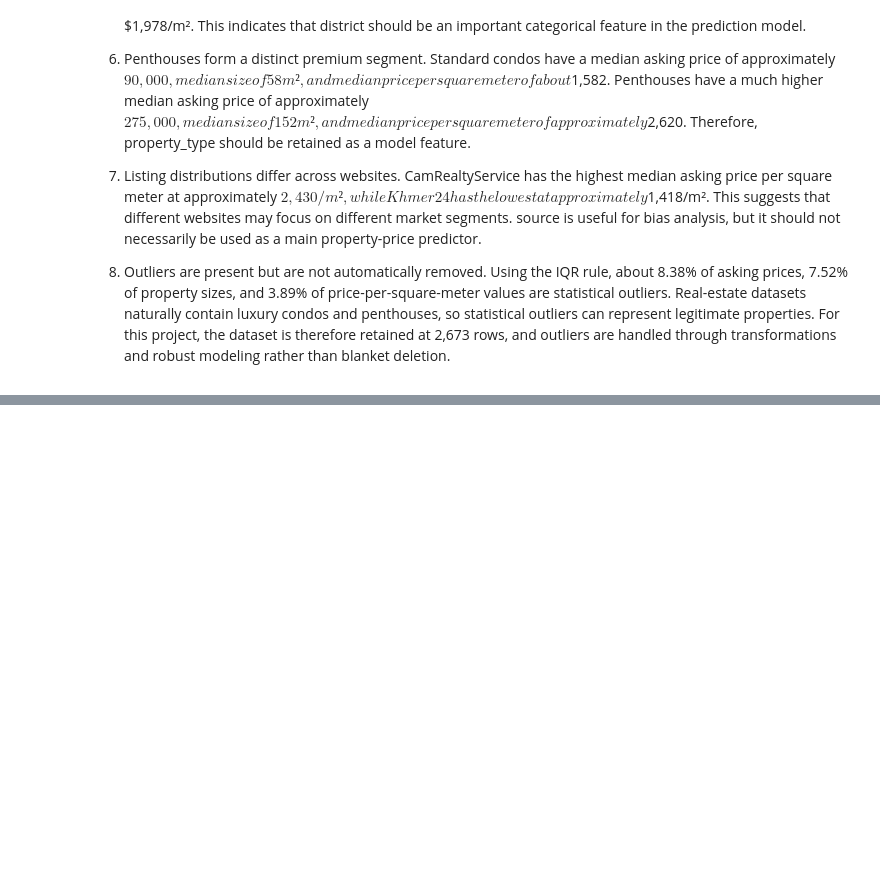
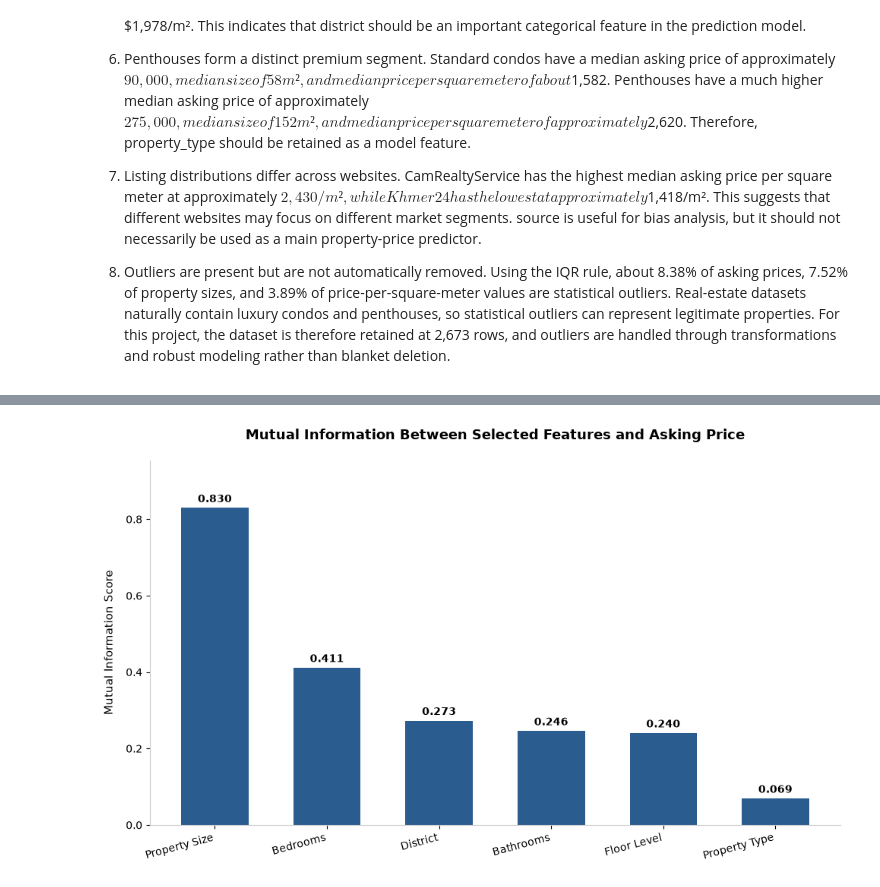
Before and after one commit to sengmengchho/PP_PropertyLens, a Jupyter notebook: notebooks/EDA_Gold.ipynb, the cells around one changed output, grey strips where cells are left out. Drawn from its saved outputs; the diff is of its cells as text; code cells hidden in the pictures; blank space fills up the shorter version.

```diff
--- a/notebooks/EDA_Gold.ipynb
+++ b/notebooks/EDA_Gold.ipynb
@@ -2412,0 +3890,60 @@ The EDA shows that property price is strongly related to property size, while be
+# %%
+import matplotlib.pyplot as plt
+
+# 1. Sort descending so the highest MI score appears on the left
+mi_plot = mi_results.sort_values("Mutual_Information", ascending=False).copy()
+
+label_map = {
+    "size_m2": "Property Size",
+    "bedrooms": "Bedrooms",
+    "bathrooms": "Bathrooms",
+    "unit_floor": "Floor Level",
+    "district": "District",
+    "property_type": "Property Type",
+}
+mi_plot["Display_Feature"] = mi_plot["Feature"].map(label_map).fillna(mi_plot["Feature"])
+
+# 2. Create the figure (swapped dimensions to be wider for vertical bars)
+fig, ax = plt.subplots(figsize=(10, 6))
+
+# 3. Plot vertical bars (bar)
+bars = ax.bar(
+    mi_plot["Display_Feature"],
+    mi_plot["Mutual_Information"],
+    color="#2b5c8f",
+    width=0.6  # Adjusts bar thickness
+)
+
+# 4. Add data labels on top of each vertical bar
+for bar in bars:
+    height = bar.get_height()
+    ax.text(
+        bar.get_x() + bar.get_width() / 2,                      # Horizontally centered on the bar
+        height + (mi_plot["Mutual_Information"].max() * 0.01),  # Dynamic top padding
+        f"{height:.3f}",
+        va="bottom",
+        ha="center",
+        fontsize=10,
+        weight="semibold"
+    )
+
+# 5. Labels and Titles
+ax.set_ylabel("Mutual Information Score", fontsize=11, labelpad=10)
+ax.set_title("Mutual Information Between Selected Features and Asking Price", fontsize=13, pad=20, weight="bold")
+
+# Adjust vertical limits so labels don't get clipped at the top
+ax.set_ylim(0, mi_plot["Mutual_Information"].max() * 1.15)
+
+# Rotate X-axis labels slightly if they overlap
+plt.xticks(rotation=15, ha="right")
+
+# Clean up top and right borders for a modern look
+ax.spines["top"].set_visible(False)
+ax.spines["right"].set_visible(False)
+ax.spines["left"].set_color("#cccccc")
+ax.spines["bottom"].set_color("#cccccc")
+
+plt.tight_layout()
+plt.show()
+# %% [output]
+[figure, added]
```
Also changed, not shown: parts of 30 cells of this notebook, 1 other file.
